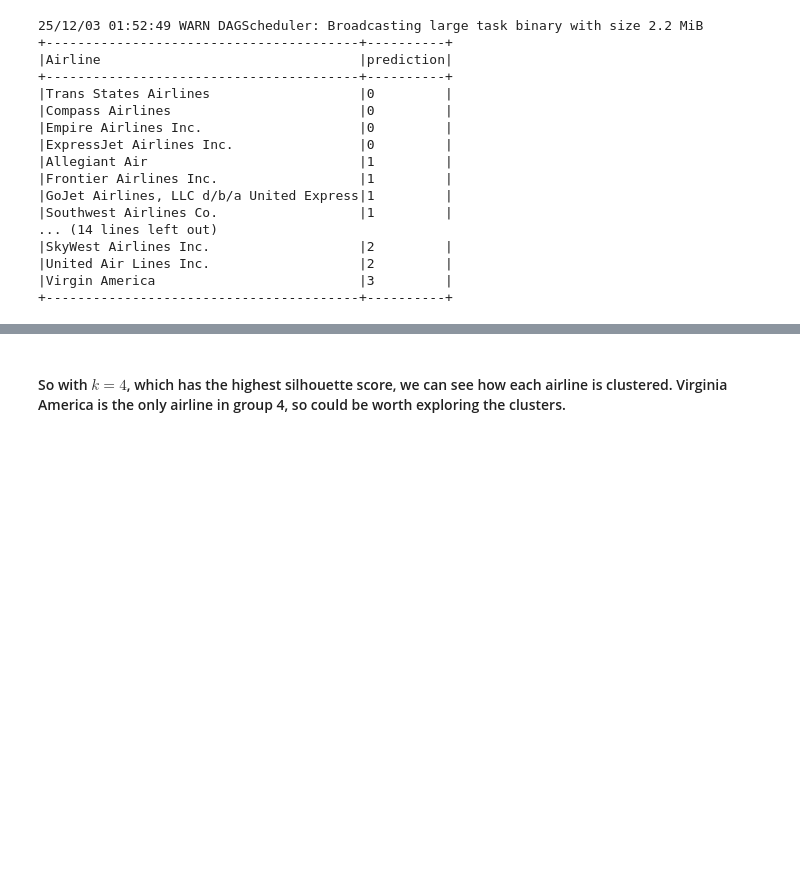
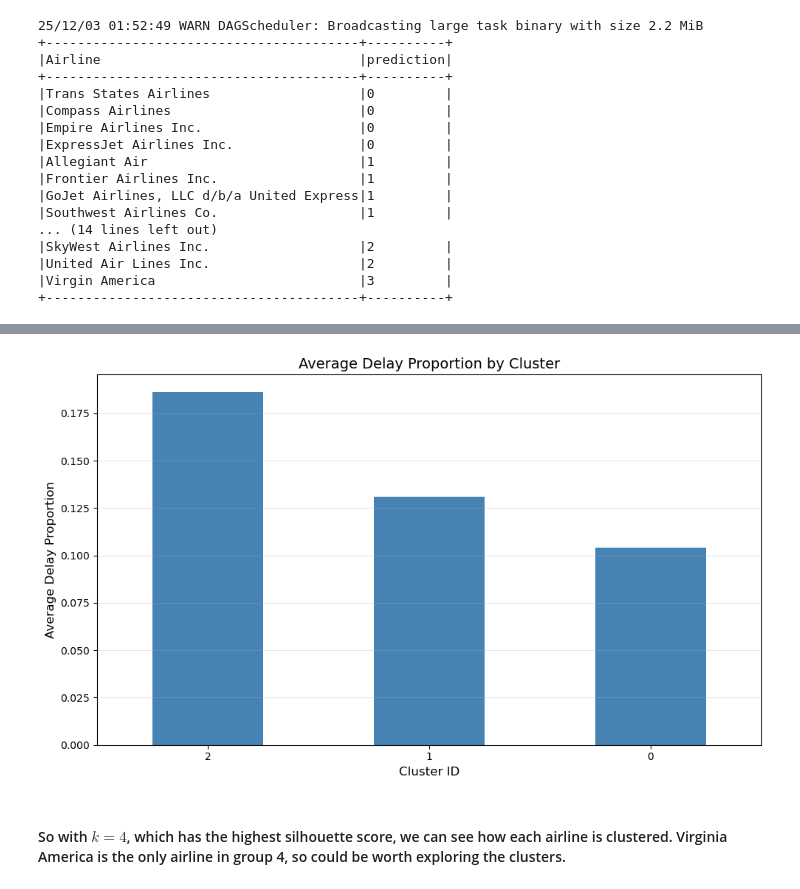
Before and after one commit to i-levy/ds7200_final_project, a Jupyter notebook: modeling_clustering.ipynb, the cells around one changed output, grey strips where cells are left out. Cells and saved outputs as stored; diff of their text form; code cells hidden in the pictures; blank space fills up the shorter version.

```diff
--- a/modeling_clustering.ipynb
+++ b/modeling_clustering.ipynb
@@ -265,0 +262,8 @@ preds = model.transform(dataset)
+# %%
+# Refit with k=3
+bkm = BisectingKMeans().setK(3).setSeed(314).setMaxIter(20)
+# Fit
+model = bkm.fit(dataset)
+
+# Predict
+preds = model.transform(dataset)
@@ -289,0 +333,2 @@ preds.select('Airline', 'prediction').orderBy('prediction').show(30, truncate=Fa
+# %%
+bkm_preds = preds.toPandas()
@@ -290,3 +341,21 @@ preds.select('Airline', 'prediction').orderBy('prediction').show(30, truncate=Fa
+# %%
+# Calculate average delay proportion per cluster
+cluster_stats = bkm_preds.groupby('prediction')[feats].mean().mean(axis=1)
+cluster_stats = cluster_stats.sort_values(ascending=False)
+
+# Visualize cluster delay patterns
+plt.figure(figsize=(10, 6))
+cluster_stats.plot(kind='bar', color='steelblue')
+plt.xlabel('Cluster ID', fontsize=12)
+plt.ylabel('Average Delay Proportion', fontsize=12)
+plt.title('Average Delay Proportion by Cluster', fontsize=14)
+plt.xticks(rotation=0)
+plt.grid(True, alpha=0.3, axis='y')
+plt.tight_layout()
+plt.savefig('airline_clustering_delay_proportion_bisectingkmeans.png')
+plt.show()
+# %% [output]
+[figure, added]
 # %% [markdown]
 #### So with $k=4$, which has the highest silhouette score, we can see how each airline is clustered. Virginia America is the only airline in group 4, so could be worth exploring the clusters.
 # %%
```
Also changed, not shown: parts of 13 cells of this notebook, 5 other files.
